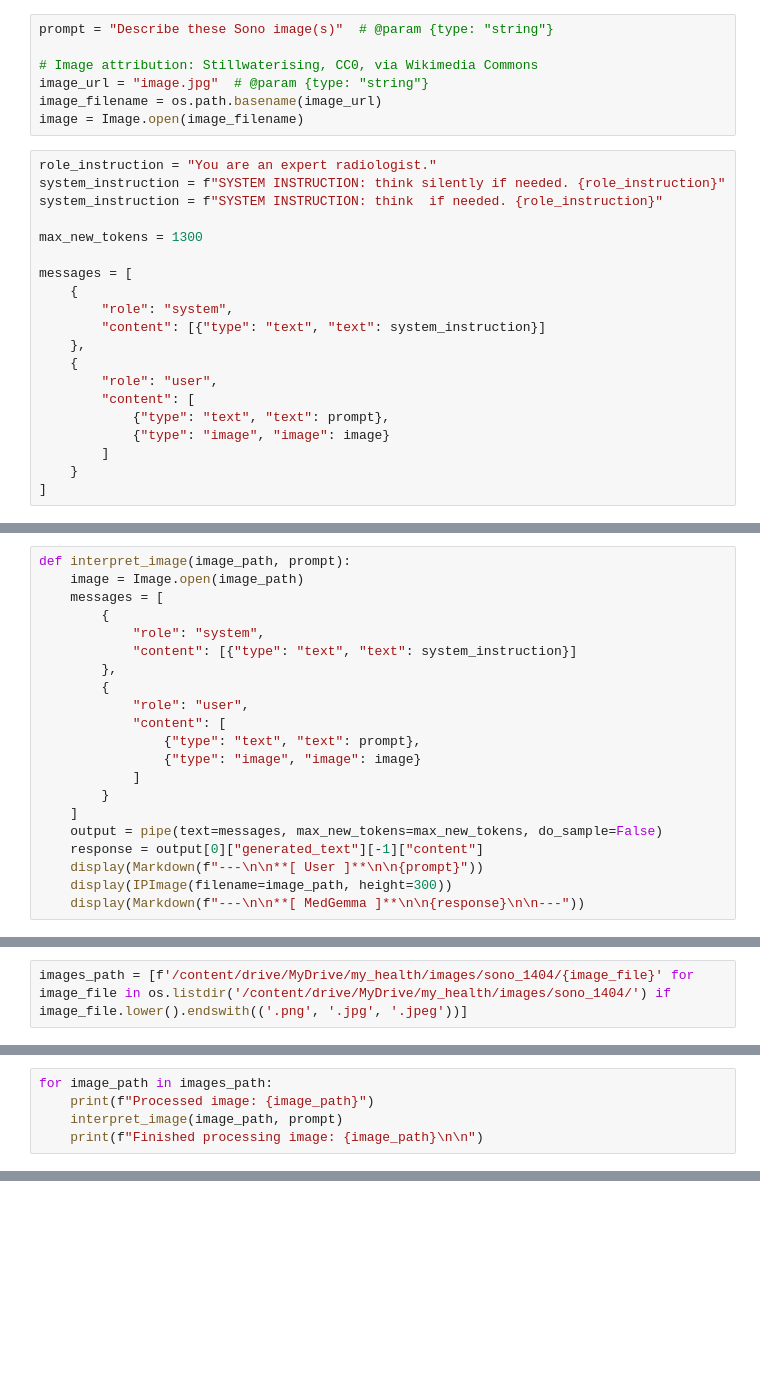
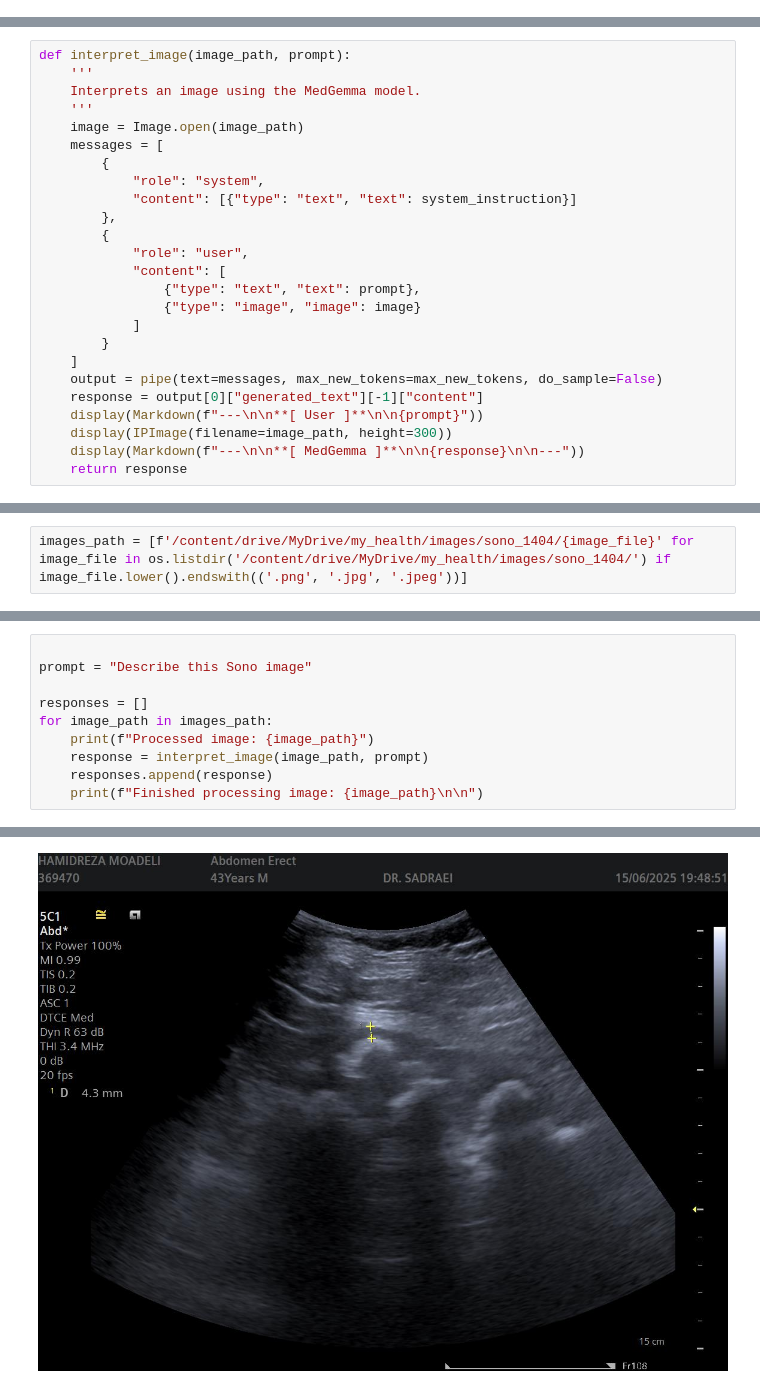
Before and after one commit to moaddeli/Clinical-NLP, a Jupyter notebook: Medgemma_ultrasound.ipynb, the cells around one changed output, grey strips where cells are left out. Drawn from its saved outputs; the diff is of its cells as text; blank space fills up the shorter version.

```diff
--- a/example.ipynb
+++ b/Medgemma_ultrasound.ipynb
@@ -54,27 +50,0 @@ image.jpg  sample_data
-# %%
-prompt = "Describe these Sono image(s)"  # @param {type: "string"}
-
-# Image attribution: Stillwaterising, CC0, via Wikimedia Commons
-image_url = "image.jpg"  # @param {type: "string"}
-image_filename = os.path.basename(image_url)
-image = Image.open(image_filename)
-# %%
-role_instruction = "You are an expert radiologist."
-system_instruction = f"SYSTEM INSTRUCTION: think silently if needed. {role_instruction}"
-system_instruction = f"SYSTEM INSTRUCTION: think  if needed. {role_instruction}"
-
-max_new_tokens = 1300
-
-messages = [
-    {
-        "role": "system",
-        "content": [{"type": "text", "text": system_instruction}]
-    },
-    {
-        "role": "user",
-        "content": [
-            {"type": "text", "text": prompt},
-            {"type": "image", "image": image}
-        ]
-    }
-]
@@ -137,6 +63,9 @@ drive  sample_data
 133944746673315662.jpg  133944748114112083.jpg
 # %%
 def interpret_image(image_path, prompt):
+    '''
+    Interprets an image using the MedGemma model.
+    '''
     image = Image.open(image_path)
     messages = [
         {
@@ -156,3 +85,4 @@ def interpret_image(image_path, prompt):
     display(Markdown(f"---\n\n**[ User ]**\n\n{prompt}"))
     display(IPImage(filename=image_path, height=300))
     display(Markdown(f"---\n\n**[ MedGemma ]**\n\n{response}\n\n---"))
+    return response
@@ -177,6 +128,11 @@ images_path
 # %%
+
+prompt = "Describe this Sono image"
+
+responses = []
 for image_path in images_path:
     print(f"Processed image: {image_path}")
-    interpret_image(image_path, prompt)
+    response = interpret_image(image_path, prompt)
+    responses.append(response)
     print(f"Finished processing image: {image_path}\n\n")
 # %% [output]
@@ -252,0 +210 @@ Processed image: /content/drive/MyDrive/my_health/images/sono_1404/1339447466733
+[figure, added]
```
Also changed, not shown: parts of 18 cells of this notebook.
